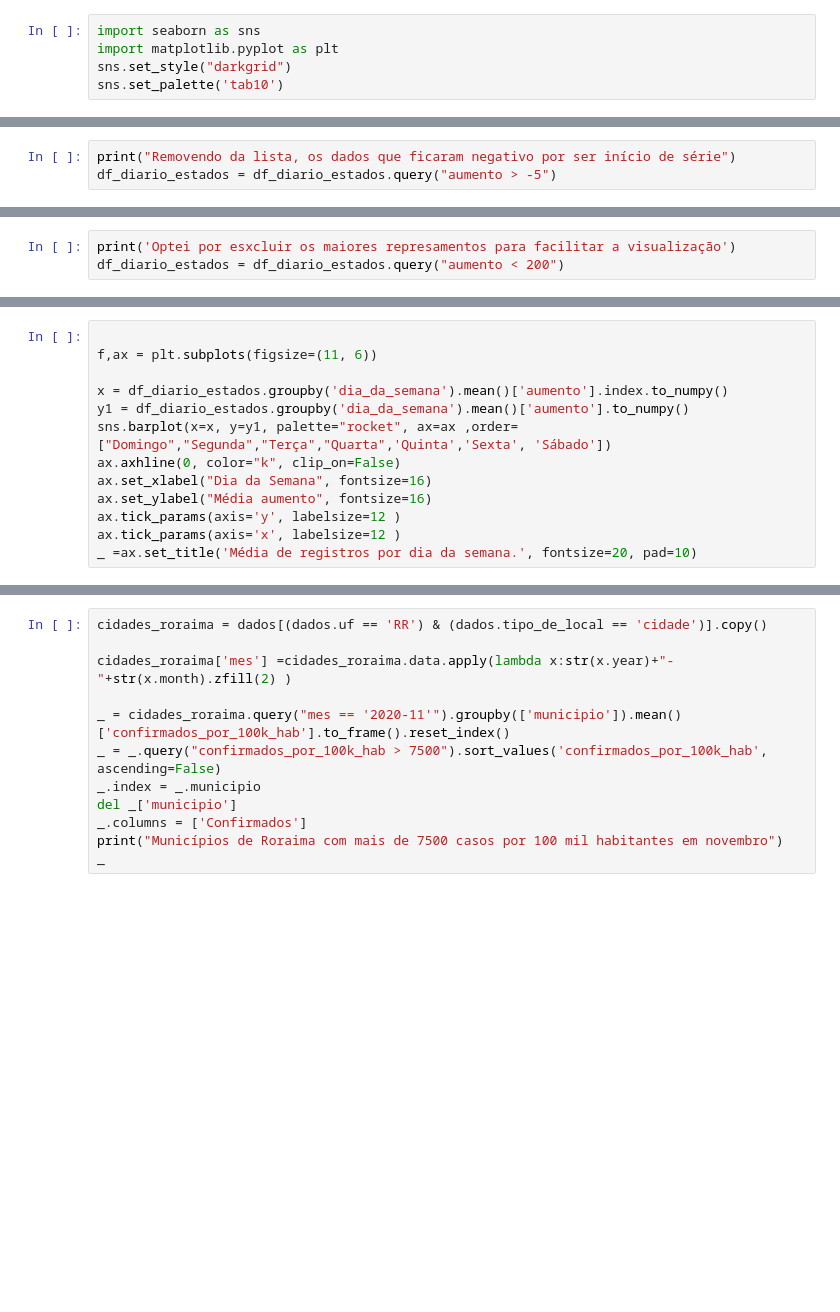
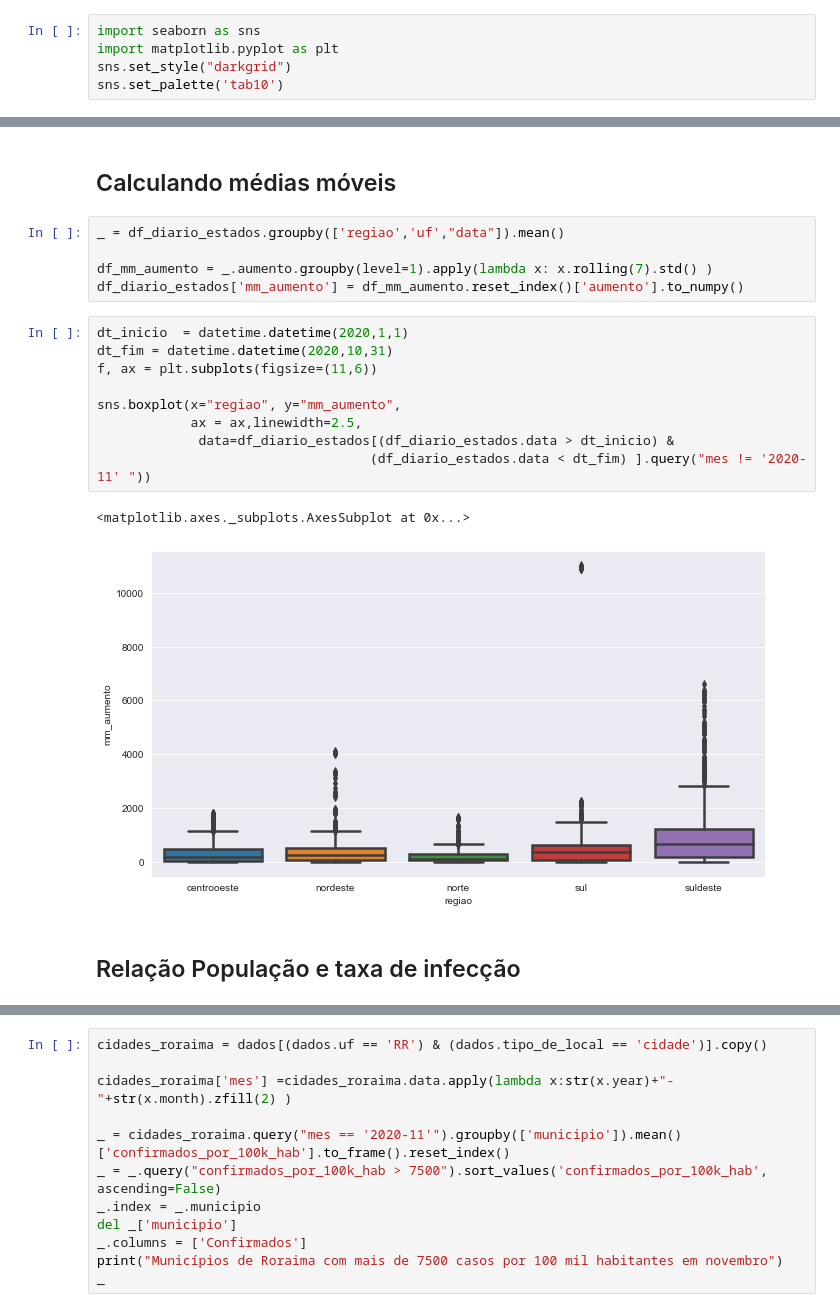
Before and after one commit to danielvramos/boocamp_alura_2021, a Jupyter notebook: Daniel Vieira Ramos.ipynb, the cells around one changed output, grey strips where cells are left out. Cells and saved outputs as stored; diff of their text form; blank space fills up the shorter version.

```diff
--- a/Daniel Vieira Ramos.ipynb
+++ b/Daniel Vieira Ramos.ipynb
@@ -189,3 +108,0 @@ Em santa catarina houve a única redução na média de infectados
-# %%
-print("Removendo da lista, os dados que ficaram negativo por ser início de série")
-df_diario_estados = df_diario_estados.query("aumento > -5")
@@ -242,3 +108,0 @@ identificação do represamento
-# %%
-print('Optei por esxcluir os maiores represamentos para facilitar a visualização')
-df_diario_estados = df_diario_estados.query("aumento < 200")
@@ -549,13 +108,0 @@ for domingo in domingos:
-# %%
-
-f,ax = plt.subplots(figsize=(11, 6))
-
-x = df_diario_estados.groupby('dia_da_semana').mean()['aumento'].index.to_numpy()
-y1 = df_diario_estados.groupby('dia_da_semana').mean()['aumento'].to_numpy()
-sns.barplot(x=x, y=y1, palette="rocket", ax=ax ,order=["Domingo","Segunda","Terça","Quarta",'Quinta','Sexta', 'Sábado'])
-ax.axhline(0, color="k", clip_on=False)
-ax.set_xlabel("Dia da Semana", fontsize=16)
-ax.set_ylabel("Média aumento", fontsize=16)
-ax.tick_params(axis='y', labelsize=12 )
-ax.tick_params(axis='x', labelsize=12 )
-_ =ax.set_title('Média de registros por dia da semana.', fontsize=20, pad=10)
@@ -1077,0 +157,21 @@ df_capitais.sort_values("Percentutal infectado da população",
+# %% [markdown]
+##  Calculando médias móveis
+# %%
+_ = df_diario_estados.groupby(['regiao','uf',"data"]).mean()
+
+df_mm_aumento = _.aumento.groupby(level=1).apply(lambda x: x.rolling(7).std() )
+df_diario_estados['mm_aumento'] = df_mm_aumento.reset_index()['aumento'].to_numpy()
+# %%
+dt_inicio  = datetime.datetime(2020,1,1)
+dt_fim = datetime.datetime(2020,10,31)
+f, ax = plt.subplots(figsize=(11,6))
+
+sns.boxplot(x="regiao", y="mm_aumento",
+            ax = ax,linewidth=2.5,
+             data=df_diario_estados[(df_diario_estados.data > dt_inicio) &
+                                   (df_diario_estados.data < dt_fim) ].query("mes != '2020-11' "))
+# %% [output]
+<matplotlib.axes._subplots.AxesSubplot at 0x...>
+[figure, added]
+# %% [markdown]
+## Relação População e taxa de infecção
```
Also changed, not shown: parts of 98 cells of this notebook.
